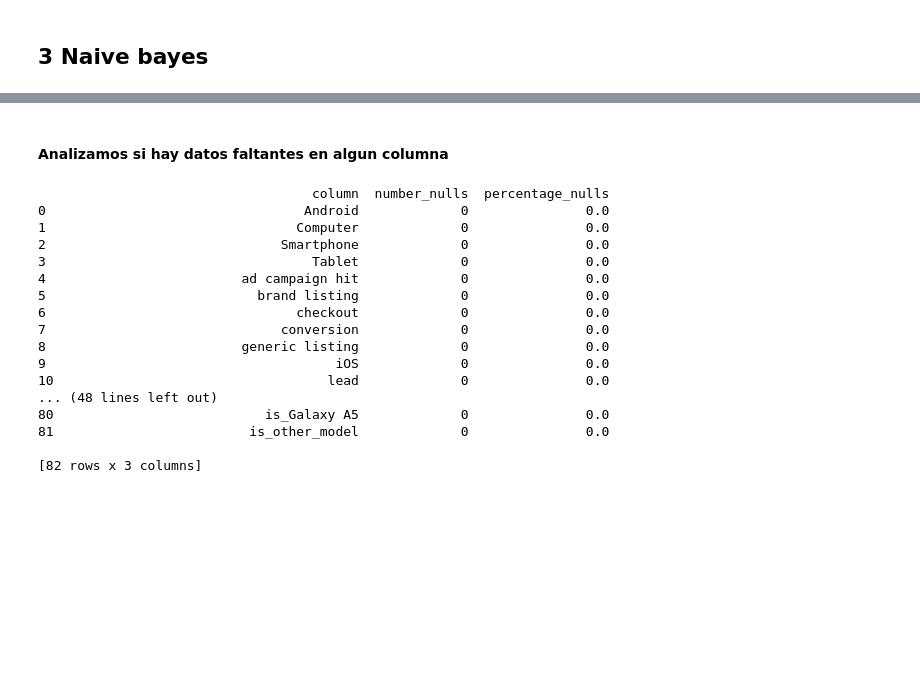
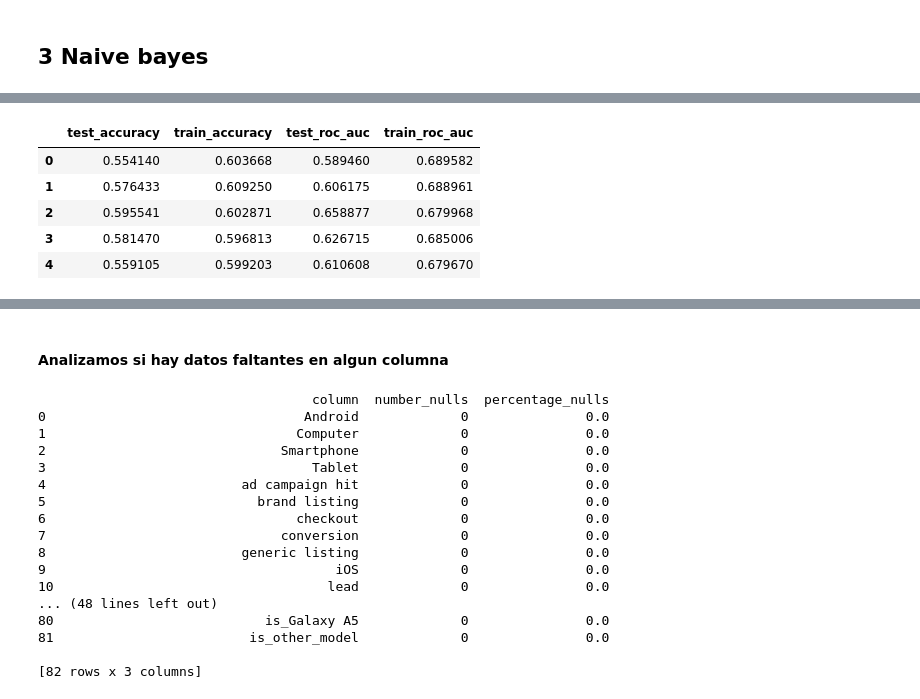
Before and after one commit to pabloveraML/decision_tree, a Jupyter notebook: Final_dataset_maestria - 4.ipynb, the cells around one changed output, grey strips where cells are left out. Saved outputs shown, nothing was run; the diff lists cells and outputs as text; code cells hidden in the pictures; blank space fills up the shorter version.

```diff
--- a/Final_dataset_maestria - 4.ipynb
+++ b/Final_dataset_maestria - 4.ipynb
@@ -649,0 +622,13 @@ array([[9.99994429e-001, 5.57075344e-006],
+# %%
+cv_5_fold_resultados_naive_bayes = pd.DataFrame(scores_nb)
+
+cv_5_fold_resultados_naive_bayes.drop(["fit_time","score_time","estimator"],axis=1,inplace=True)
+
+cv_5_fold_resultados_naive_bayes
+# %% [output]
+|  | test_accuracy | train_accuracy | test_roc_auc | train_roc_auc |
+| 0 | 0.554140 | 0.603668 | 0.589460 | 0.689582 |
+| 1 | 0.576433 | 0.609250 | 0.606175 | 0.688961 |
+| 2 | 0.595541 | 0.602871 | 0.658877 | 0.679968 |
+| 3 | 0.581470 | 0.596813 | 0.626715 | 0.685006 |
+| 4 | 0.559105 | 0.599203 | 0.610608 | 0.679670 |
```
Also changed, not shown: parts of 25 cells of this notebook.
